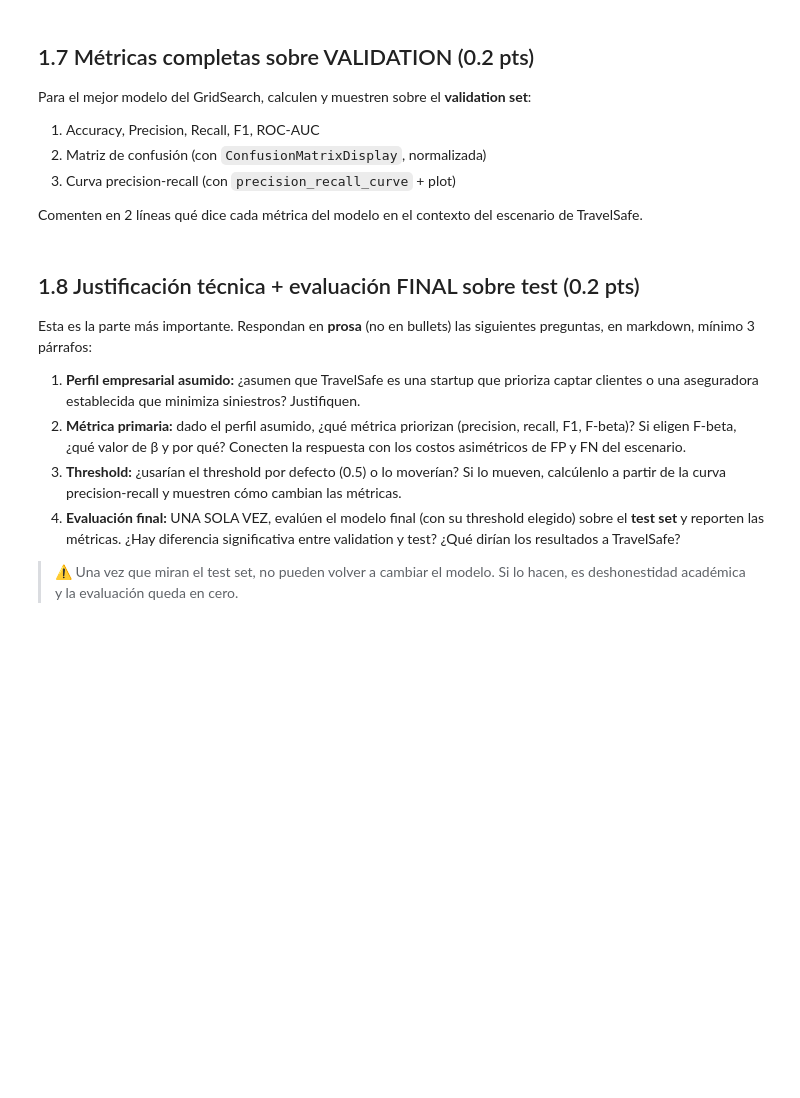
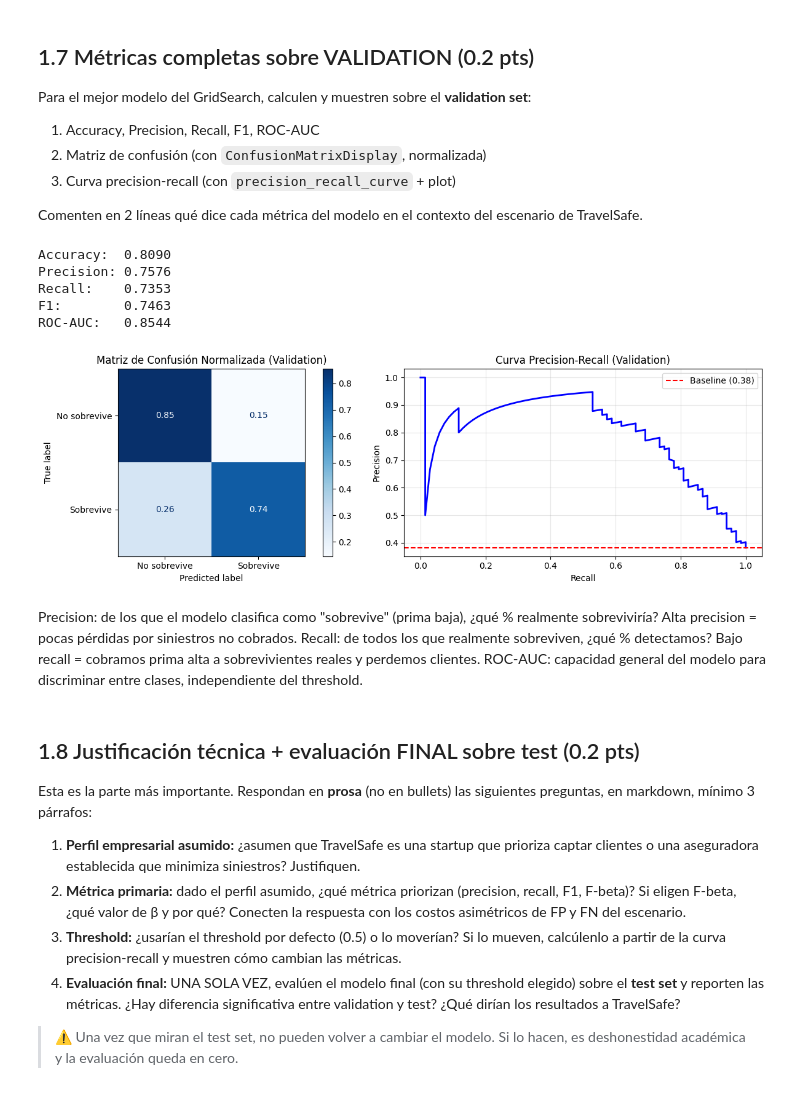
Before and after one commit to Gparedes3/Machine-Learning-6-SIN-A-Mar-Jul-2026, a Jupyter notebook: evaluacion_titanic.ipynb, the cells around one changed output. Saved outputs shown, nothing was run; the diff lists cells and outputs as text; code cells hidden in the pictures; blank space fills up the shorter version.

```diff
--- a/evaluacion_titanic.ipynb
+++ b/evaluacion_titanic.ipynb
@@ -267,0 +304,10 @@ Este baseline es la línea base contra la que se va a comparar el modelo tuneado
+# %%
+baseline = LogisticRegression(random_state=MI_SEMILLA, max_iter=1000)
+baseline.fit(X_train_p, y_train)
+
+acc_tr  = accuracy_score(y_train, baseline.predict(X_train_p))
+acc_val = accuracy_score(y_val,   baseline.predict(X_val_p))
+
+print(f"Accuracy train:      {acc_tr:.4f}")
+print(f"Accuracy validation: {acc_val:.4f}")
+print(f"Diferencia:          {acc_tr - acc_val:.4f}")
@@ -295,6 +372,46 @@ Para el mejor modelo del GridSearch, calculen y muestren sobre el **validation s
 Comenten en 2 líneas qué dice cada métrica del modelo en el contexto del escenario de TravelSafe.
 # %%
 # 1.7 Métricas sobre validation — completen aquí
+y_val_pred  = best_model.predict(X_val_p)
+y_val_proba = best_model.predict_proba(X_val_p)[:, 1]
+
+print(f"Accuracy:  {accuracy_score(y_val, y_val_pred):.4f}")
+print(f"Precision: {precision_score(y_val, y_val_pred):.4f}")
+print(f"Recall:    {recall_score(y_val, y_val_pred):.4f}")
+print(f"F1:        {f1_score(y_val, y_val_pred):.4f}")
+print(f"ROC-AUC:   {roc_auc_score(y_val, y_val_proba):.4f}")
+# %% [output]
+Accuracy:  0.8090
+Precision: 0.7576
+Recall:    0.7353
+F1:        0.7463
+ROC-AUC:   0.8544
+# %%
+fig, axes = plt.subplots(1, 2, figsize=(13, 4))
+
+cm = confusion_matrix(y_val, y_val_pred, normalize='true')
+ConfusionMatrixDisplay(cm, display_labels=['No sobrevive', 'Sobrevive']).plot(
+    ax=axes[0], cmap='Blues'
+)
+axes[0].set_title('Matriz de Confusión Normalizada (Validation)')
+
+precision_arr, recall_arr, thresholds_pr = precision_recall_curve(y_val, y_val_proba)
+axes[1].plot(recall_arr, precision_arr, 'b-', linewidth=2)
+axes[1].axhline(y=y_val.mean(), color='r', linestyle='--', label=f'Baseline ({y_val.mean():.2f})')
+axes[1].set_xlabel('Recall')
+axes[1].set_ylabel('Precision')
+axes[1].set_title('Curva Precision-Recall (Validation)')
+axes[1].legend()
+axes[1].grid(True, alpha=0.3)
+
+plt.tight_layout()
+plt.show()
+# %% [output]
+[figure, added]
+# %% [markdown]
+Precision: de los que el modelo clasifica como "sobrevive" (prima baja), ¿qué % realmente sobreviviría? Alta precision = pocas pérdidas por siniestros no cobrados.
+Recall: de todos los que realmente sobreviven, ¿qué % detectamos? Bajo recall = cobramos prima alta a sobrevivientes reales y perdemos clientes.
+ROC-AUC: capacidad general del modelo para discriminar entre clases, independiente del threshold.
 # %% [markdown]
 ## 1.8 Justificación técnica + evaluación FINAL sobre test (0.2 pts)
 
```
Also changed, not shown: parts of 11 cells of this notebook.
